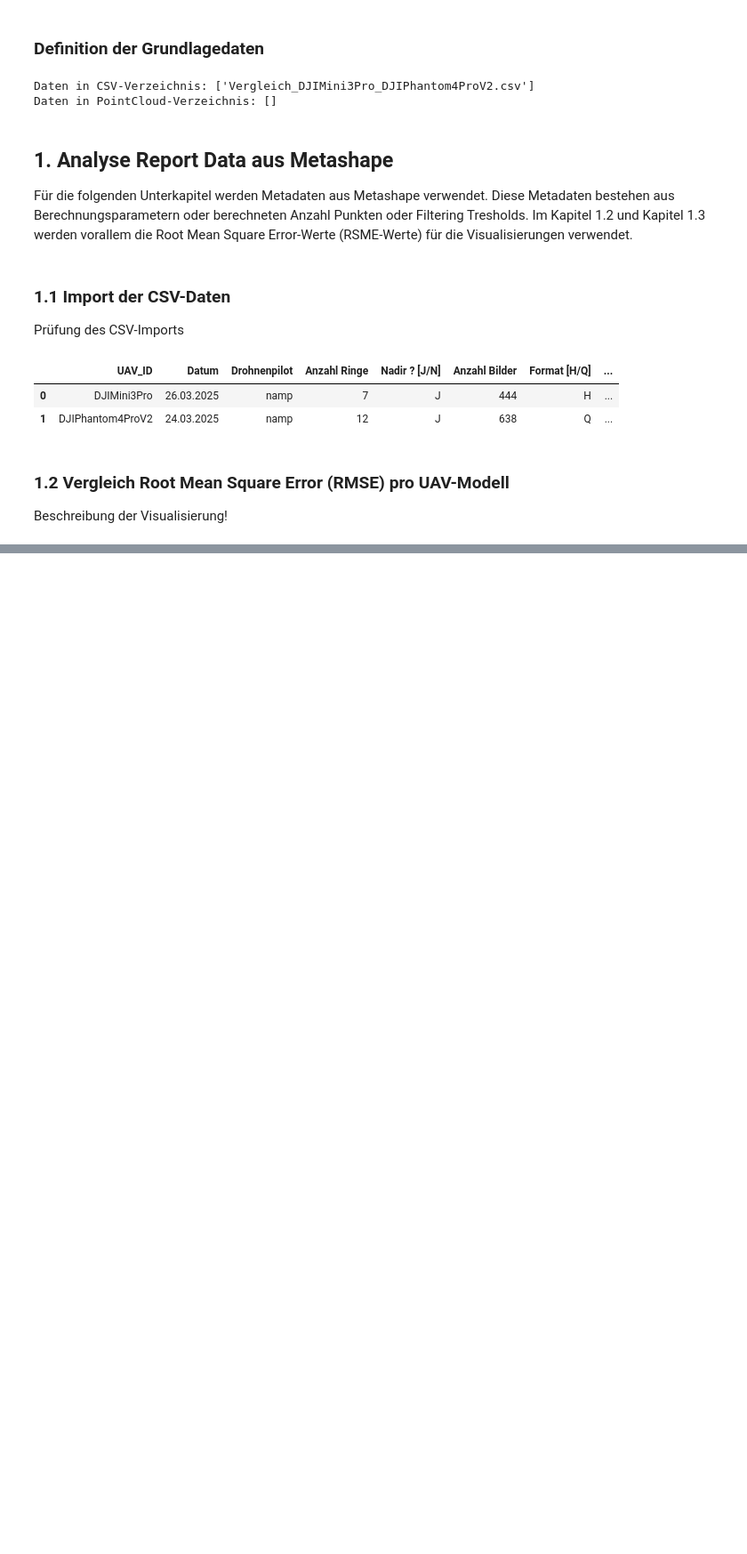
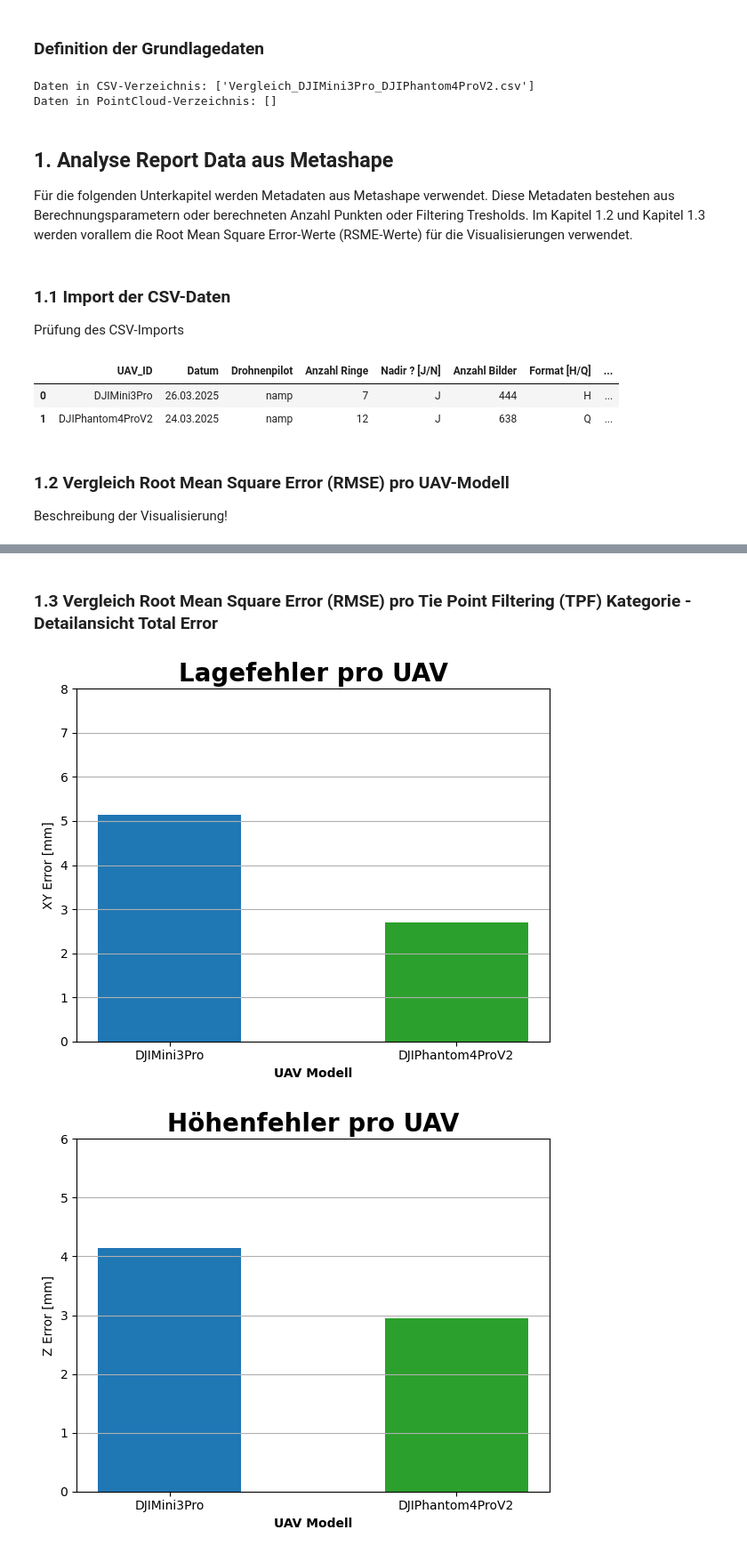
Before and after one commit to naamp/BTh11_Trieblaengenwachstum, a Jupyter notebook: 06_UAV_Comparison/06_UAV_Comparison_PointCloud.ipynb, the cells around one changed output, grey strips where cells are left out. Shown: that part at 89% size. Saved outputs shown, nothing was run; the diff lists cells and outputs as text; code cells hidden in the pictures; blank space fills up the shorter version.

```diff
--- a/06_UAV_Comparison/06_UAV_Comparison_PointCloud.ipynb
+++ b/06_UAV_Comparison/06_UAV_Comparison_PointCloud.ipynb
@@ -126,0 +108,45 @@ KeyError: 'Z_Error_mm'
+# %% [markdown]
+### 1.3 Vergleich Root Mean Square Error (RMSE) pro Tie Point Filtering (TPF) Kategorie - Detailansicht Total Error
+# %%
+# UAV_ID als kategoriale Variable setzen
+csv_file["UAV_ID"] = pd.Categorical(
+    csv_file["UAV_ID"],
+    categories=["DJIMini3Pro", "DJIPhantom4ProV2"],
+    ordered=True
+)
+
+# Definition der Attribute: (Spaltenname, Plot-Titel, y-Achsen-Beschriftung, y-Achsen-Limit)
+attributes = [
+    ("Control Points XY error [mm]", "Lagefehler pro UAV", "XY Error [mm]", (0, 8)),
+    ("Control Points Z error [mm]", "Höhenfehler pro UAV", "Z Error [mm]", (0, 6)),
+    ("Control Points Total RMSE [mm]", "3D-Lagefehler pro UAV", "Total RMSE [mm]", (0, 8)),
+    ("Control Points Total RMSE [pix]", "Pixelfehler pro UAV", "Total RMSE [pix]", (0, 3)),
+]
+
+# Farbzuweisung für UAV_ID
+aufnahme_colors = {
+    "DJIMini3Pro": "#1f77b4",        # Blau
+    "DJIPhantom4ProV2": "#2ca02c",    # Grün
+}
+
+# Erstelle für jedes Attribut einen eigenen Detailplot
+for attr, title, ylabel, ylim in attributes:
+    fig, ax = plt.subplots(figsize=(6, 5))
+
+    # Für jede UAV-ID wird ein Balken gezeichnet
+    for uav in csv_file["UAV_ID"].cat.categories:
+        # Extrahiere den Wert für das jeweilige Attribut
+        value = csv_file[csv_file["UAV_ID"] == uav][attr].values[0]
+        ax.bar(uav, value, color=aufnahme_colors[uav], width=0.5)
+
+    ax.set_title(title, fontsize=20, fontweight="bold")
+    ax.set_ylabel(ylabel)
+    ax.set_xlabel("UAV Modell", fontweight= "bold")
+    ax.set_ylim(ylim)
+    ax.grid(True, axis="y")
+
+    plt.tight_layout()
+    plt.show()
+# %% [output]
+[figure, added]
+[figure, added]
```
Also changed, not shown: parts of 5 cells of this notebook, 2 other files.
